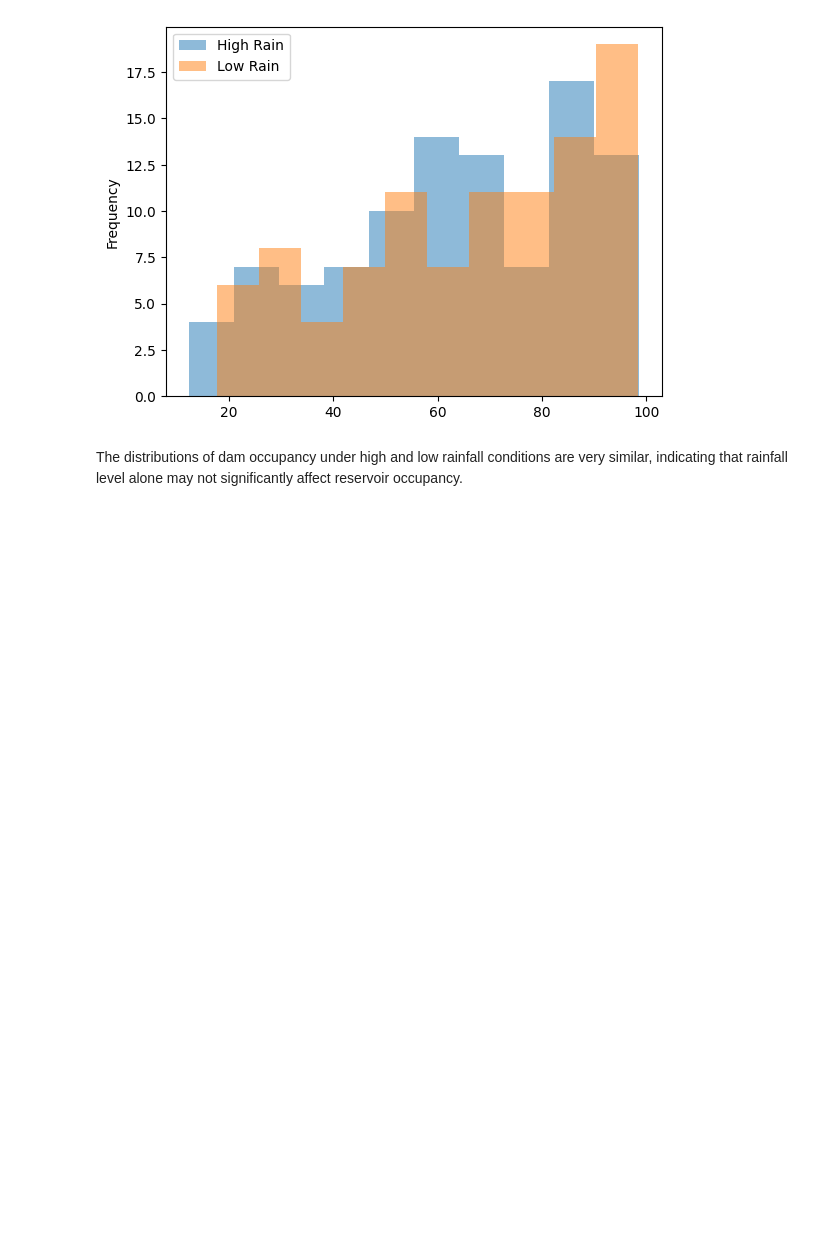
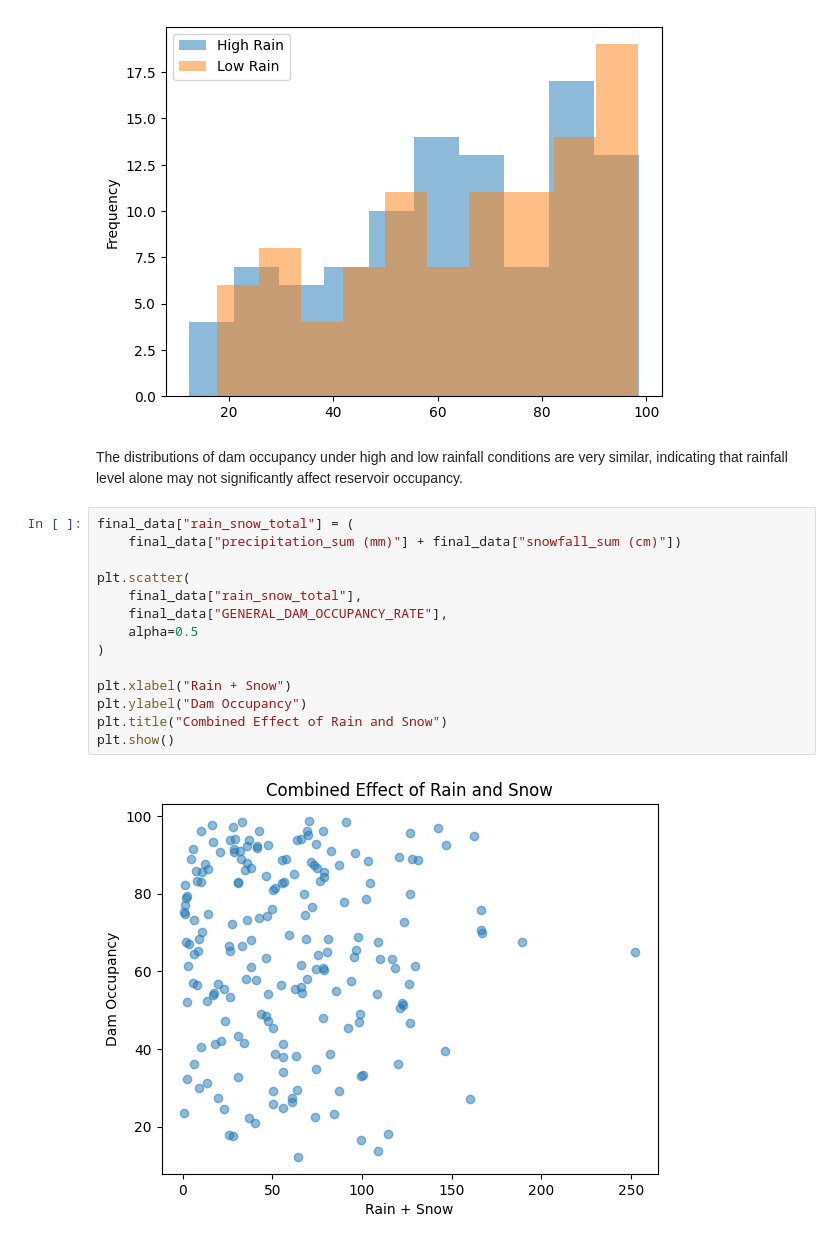
Before and after one commit to aysenuruyar-rgb/DSA210-Proj, a Jupyter notebook: notebook/02_eda.ipynb, the cells around one changed output. Cells and saved outputs as stored; diff of their text form; blank space fills up the shorter version.

```diff
--- a/notebook/02_eda.ipynb
+++ b/notebook/02_eda.ipynb
@@ -115,3 +118,19 @@ plt.show()
 [figure]
 # %% [markdown]
 The distributions of dam occupancy under high and low rainfall conditions are very similar, indicating that rainfall level alone may not significantly affect reservoir occupancy.
+# %%
+final_data["rain_snow_total"] = (
+    final_data["precipitation_sum (mm)"] + final_data["snowfall_sum (cm)"])
+
+plt.scatter(
+    final_data["rain_snow_total"],
+    final_data["GENERAL_DAM_OCCUPANCY_RATE"],
+    alpha=0.5
+)
+
+plt.xlabel("Rain + Snow")
+plt.ylabel("Dam Occupancy")
+plt.title("Combined Effect of Rain and Snow")
+plt.show()
+# %% [output]
+[figure, added]
```
Also changed, not shown: parts of 11 cells of this notebook.
